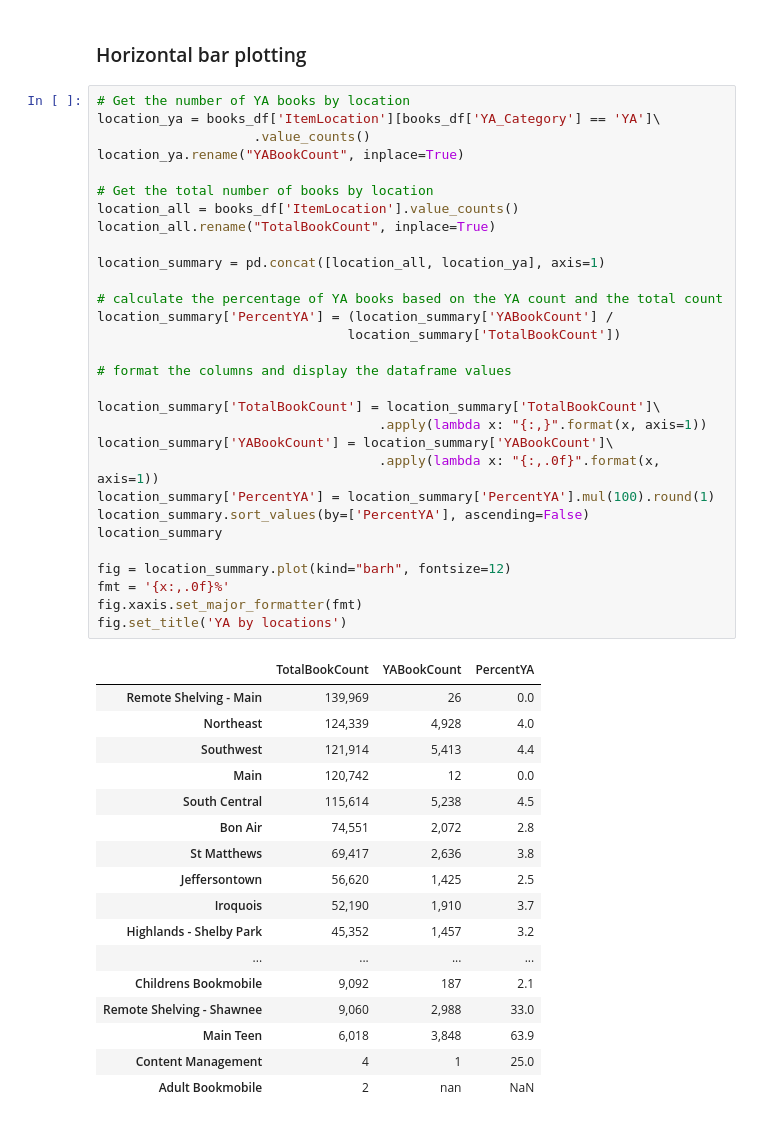
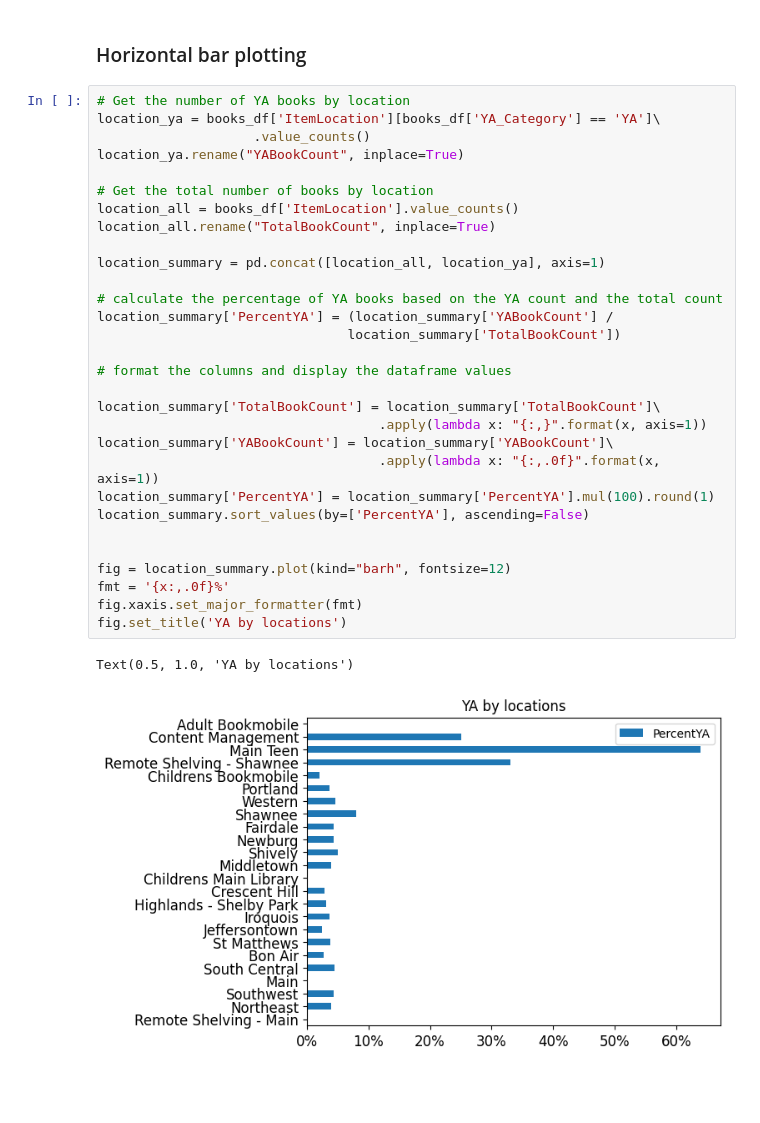
Before and after one commit to yathridv/lfpl-plot, a Jupyter notebook: plot.ipynb, the cells around one changed output. Drawn from its saved outputs; the diff is of its cells as text; blank space fills up the shorter version.

```diff
--- a/plot.ipynb
+++ b/plot.ipynb
@@ -160,48 +160,33 @@ Text(0.5, 1.0, 'YA Books Cost over time')
 # %%
 # Get the number of YA books by location
 location_ya = books_df['ItemLocation'][books_df['YA_Category'] == 'YA']\
                     .value_counts()
 location_ya.rename("YABookCount", inplace=True)
 
 # Get the total number of books by location
 location_all = books_df['ItemLocation'].value_counts()
 location_all.rename("TotalBookCount", inplace=True)
 
 location_summary = pd.concat([location_all, location_ya], axis=1)
 
 # calculate the percentage of YA books based on the YA count and the total count
 location_summary['PercentYA'] = (location_summary['YABookCount'] /
                                 location_summary['TotalBookCount'])
 
 # format the columns and display the dataframe values
 
 location_summary['TotalBookCount'] = location_summary['TotalBookCount']\
                                     .apply(lambda x: "{:,}".format(x, axis=1))
 location_summary['YABookCount'] = location_summary['YABookCount']\
                                     .apply(lambda x: "{:,.0f}".format(x, axis=1))
 location_summary['PercentYA'] = location_summary['PercentYA'].mul(100).round(1)
 location_summary.sort_values(by=['PercentYA'], ascending=False)
-location_summary
+
 
 fig = location_summary.plot(kind="barh", fontsize=12)
 fmt = '{x:,.0f}%'
 fig.xaxis.set_major_formatter(fmt)
 fig.set_title('YA by locations')
 # %% [output]
-|  | TotalBookCount | YABookCount | PercentYA |
-| Remote Shelving - Main | 139,969 | 26 | 0.0 |
-| Northeast | 124,339 | 4,928 | 4.0 |
-| Southwest | 121,914 | 5,413 | 4.4 |
-| Main | 120,742 | 12 | 0.0 |
-| South Central | 115,614 | 5,238 | 4.5 |
-| Bon Air | 74,551 | 2,072 | 2.8 |
-| St Matthews | 69,417 | 2,636 | 3.8 |
-| Jeffersontown | 56,620 | 1,425 | 2.5 |
-| Iroquois | 52,190 | 1,910 | 3.7 |
-| Highlands - Shelby Park | 45,352 | 1,457 | 3.2 |
-| ... | ... | ... | ... |
-| Childrens Bookmobile | 9,092 | 187 | 2.1 |
-| Remote Shelving - Shawnee | 9,060 | 2,988 | 33.0 |
-| Main Teen | 6,018 | 3,848 | 63.9 |
-| Content Management | 4 | 1 | 25.0 |
-| Adult Bookmobile | 2 | nan | NaN |
+Text(0.5, 1.0, 'YA by locations')
+[figure, added]
```
